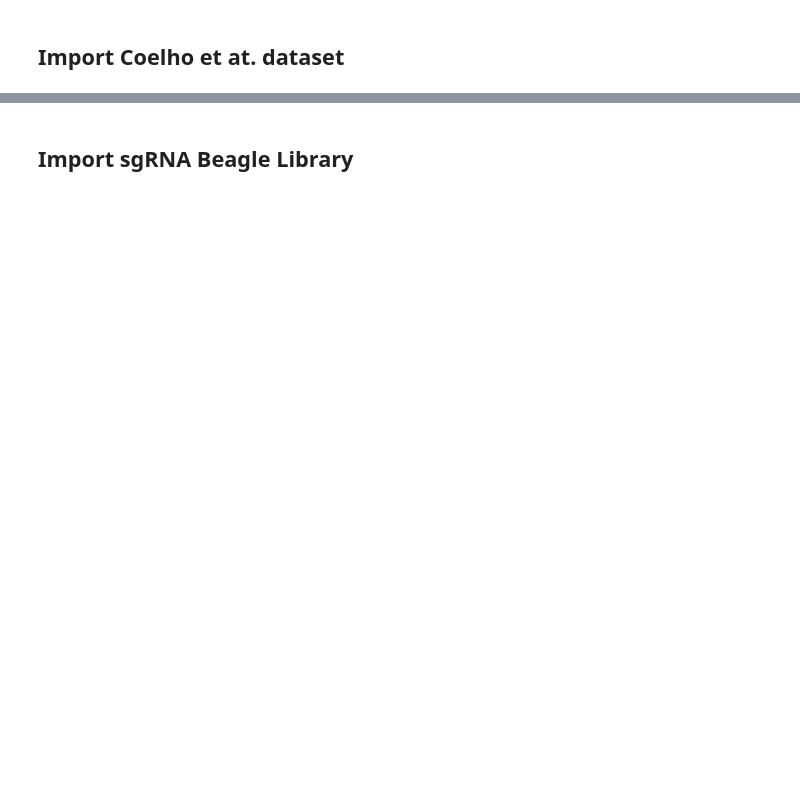
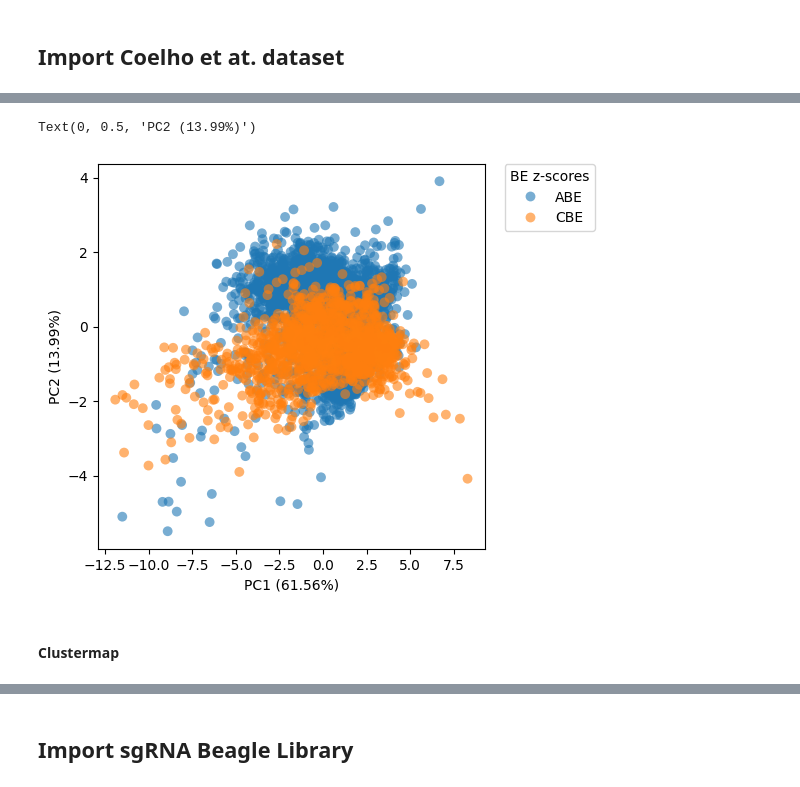
Before and after one commit to QuantitativeBiology/BECancerResistome, a Jupyter notebook: BECancerResistome/VEPexplorer.ipynb, the cells around one changed output, grey strips where cells are left out. Cells and saved outputs as stored; diff of their text form; code cells hidden in the pictures; blank space fills up the shorter version.

```diff
--- a/BECancerResistome/VEPexplorer.ipynb
+++ b/BECancerResistome/VEPexplorer.ipynb
@@ -51,0 +89,2 @@ be_coelho.sample(15)
+# %%
+bs_fcs = bs_fcs.drop(("ATCACGCAGCTCATGCCCTT", "CBE"))
@@ -51,0 +139,12 @@ be_coelho.sample(15)
+# %%
+n_components = 5
+
+be_pca = PCA(n_components=n_components)
+be_pcs = be_pca.fit_transform(StandardScaler().fit_transform(bs_fcs))
+
+be_pcs = pd.DataFrame(
+    be_pcs, columns=[f"PC{i+1}" for i in range(n_components)], index=bs_fcs.index
+)
+# %%
+plot_df = be_pcs.reset_index()
+plot_df
@@ -51,0 +165,26 @@ be_coelho.sample(15)
+# %%
+x_var, y_var = 0, 1
+
+plt.figure(figsize=(5, 5))
+
+sns.scatterplot(
+    x=f"PC{x_var+1}",
+    y=f"PC{y_var+1}",
+    data=plot_df,
+    hue="editor",
+    s=50,
+    lw=0,
+    alpha=0.6,
+    palette="tab10",
+)
+
+# legend outside the plot no box
+plt.legend(bbox_to_anchor=(1.05, 1), loc=2, borderaxespad=0.0, title="BE z-scores")
+
+plt.xlabel(f"PC{x_var+1} ({be_pca.explained_variance_ratio_[x_var]*100:.2f}%)")
+plt.ylabel(f"PC{y_var+1} ({be_pca.explained_variance_ratio_[y_var]*100:.2f}%)")
+# %% [output]
+Text(0, 0.5, 'PC2 (13.99%)')
+[figure, added]
+# %% [markdown]
+#### Clustermap
```
Also changed, not shown: parts of 42 cells of this notebook, 2 other files.
